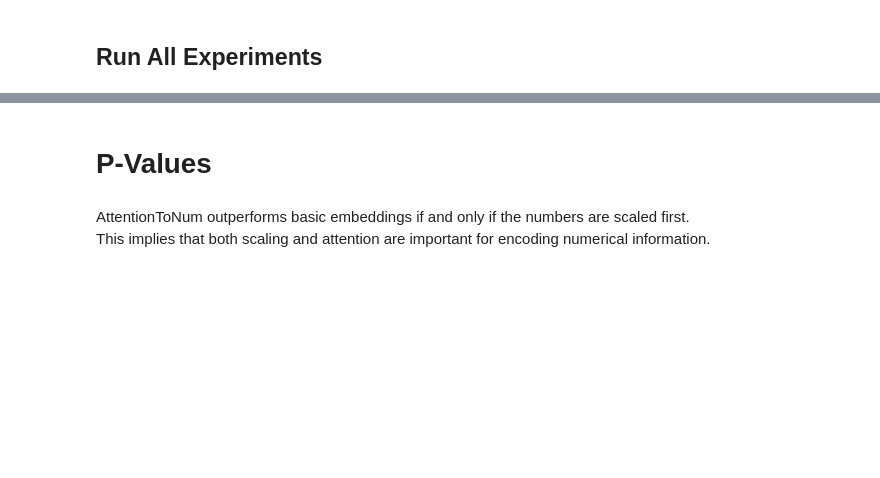
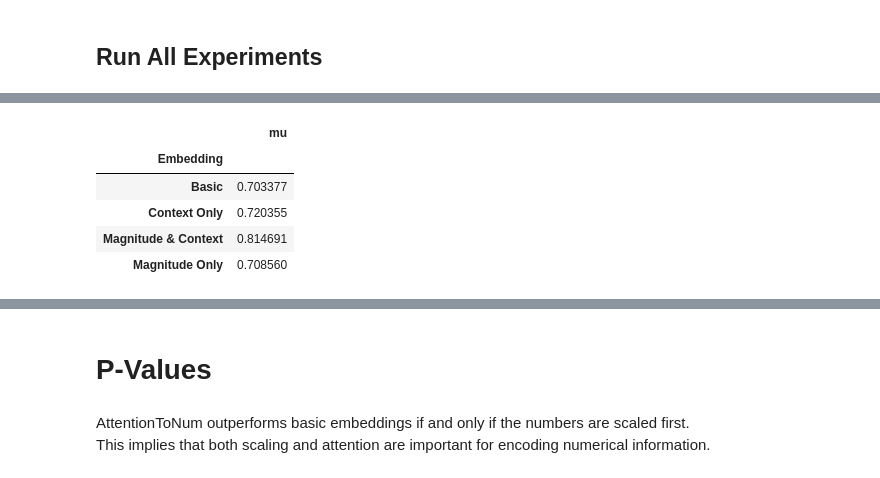
Before and after one commit to musc-surgical-innovation-center/attntonum, a Jupyter notebook: directions.ipynb, the cells around one changed output, grey strips where cells are left out. Cells and saved outputs as stored; diff of their text form; code cells hidden in the pictures; blank space fills up the shorter version.

```diff
--- a/directions.ipynb
+++ b/directions.ipynb
@@ -512,5 +544,20 @@ aucs_df_long = (
     )
 )
+# %%
+(
+    aucs_df_long
+    .groupby(['Embedding'])
+    .agg(
+        mu = ('AUC', 'mean')
+    )
+)
+# %% [output]
+|  | mu |
+| Embedding |  |
+| Basic | 0.703377 |
+| Context Only | 0.720355 |
+| Magnitude & Context | 0.814691 |
+| Magnitude Only | 0.708560 |
 # %%
 with pd.option_context("mode.use_inf_as_na", True):
     plot = so.Plot(
```
Also changed, not shown: parts of 19 cells of this notebook, 3 other files.
